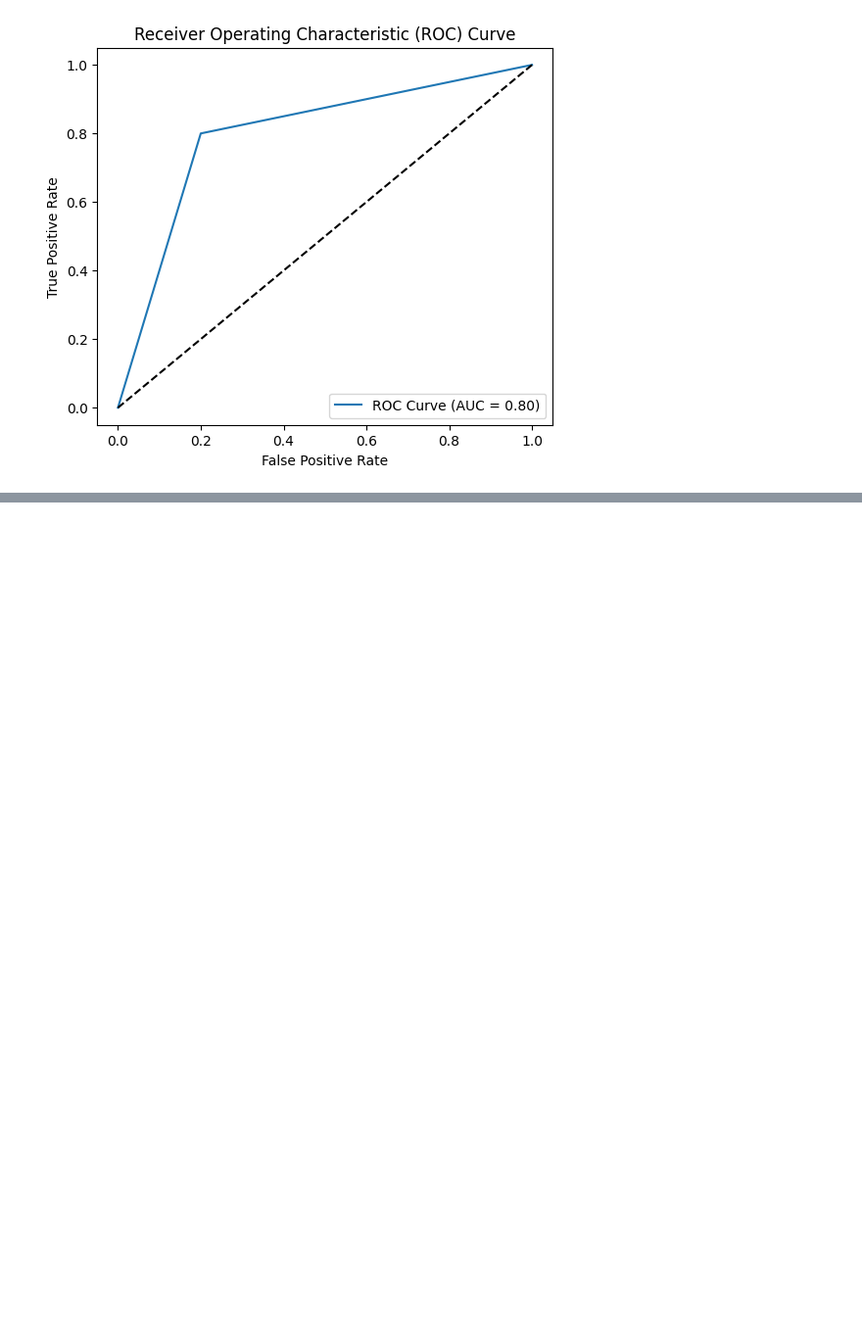
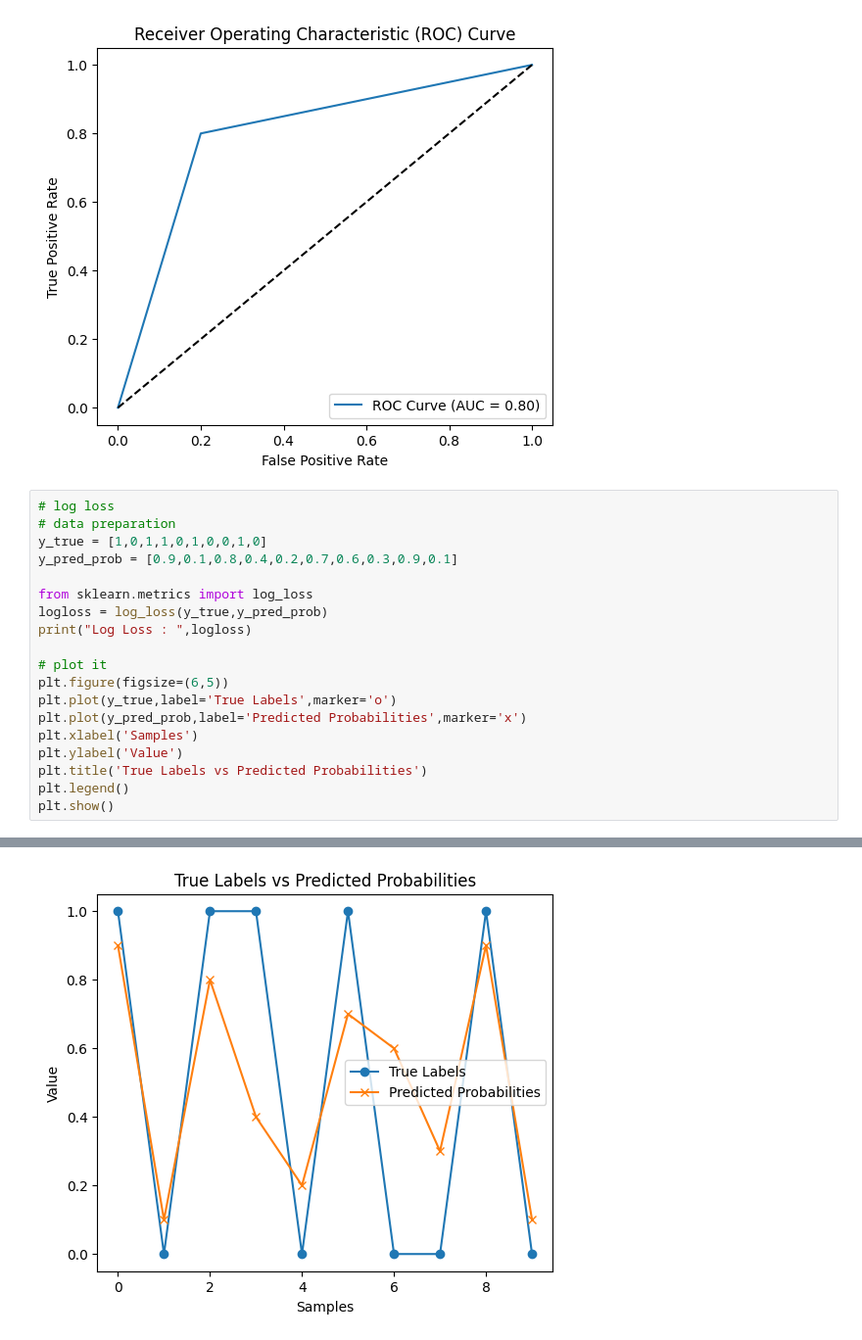
Before and after one commit to rahul8879/rbyte_ai_engineering, a Jupyter notebook: Machine_learning/02_performance_matrix.ipynb, the cells around one changed output, grey strips where cells are left out. Shown at 98% size. Drawn from its saved outputs; the diff is of its cells as text; blank space fills up the shorter version.

Commit message:
Added performance metrics code

```diff
--- a/Machine_learning/02_performance_matrix.ipynb
+++ b/Machine_learning/02_performance_matrix.ipynb
@@ -94,3 +94,23 @@ plt.legend(loc='lower right')
 plt.show()
 # %% [output]
 [figure]
+# %%
+# log loss
+# data preparation
+y_true = [1,0,1,1,0,1,0,0,1,0]
+y_pred_prob = [0.9,0.1,0.8,0.4,0.2,0.7,0.6,0.3,0.9,0.1]
+
+from sklearn.metrics import log_loss
+logloss = log_loss(y_true,y_pred_prob)
+print("Log Loss : ",logloss)
+
+# plot it
+plt.figure(figsize=(6,5))
+plt.plot(y_true,label='True Labels',marker='o')
+plt.plot(y_pred_prob,label='Predicted Probabilities',marker='x')
+plt.xlabel('Samples')
+plt.ylabel('Value')
+plt.title('True Labels vs Predicted Probabilities')
+plt.legend()
+plt.show()
+# %% [output]
@@ -96,0 +118 @@ plt.show()
+[figure, added]
```
Also changed, not shown: parts of 1 cell of this notebook.
